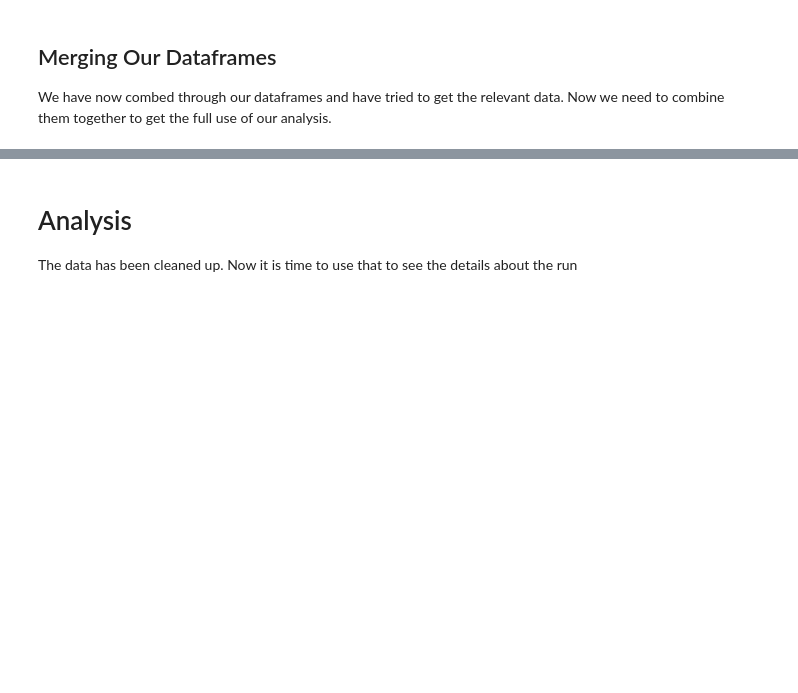
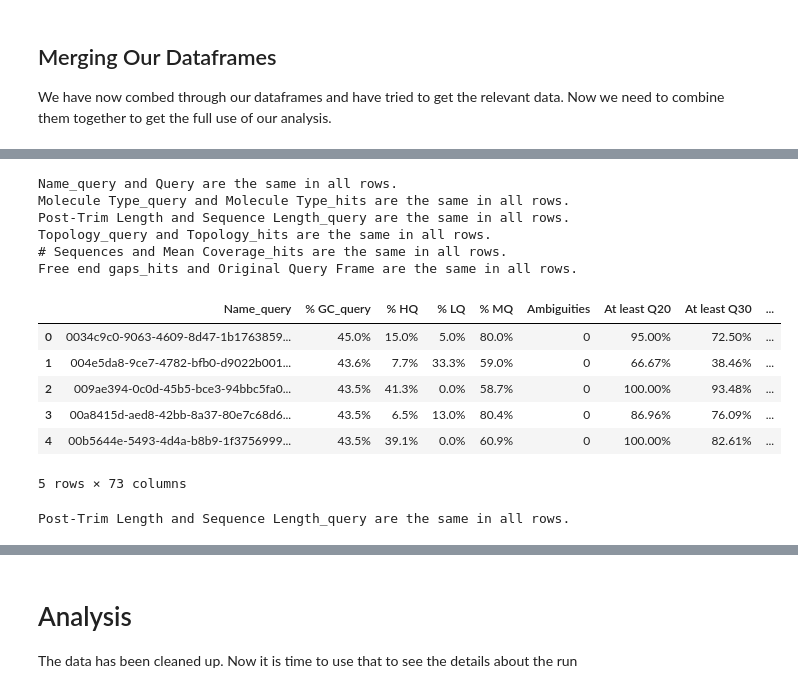
Before and after one commit to FHU-Bioinformatics/workflows, a Jupyter notebook: analysis-tools/Notebook.ipynb, the cells around one changed output, grey strips where cells are left out. Drawn from its saved outputs; the diff is of its cells as text; code cells hidden in the pictures; blank space fills up the shorter version.

Commit message:
Closer to a clean merge

```diff
--- a/analysis-tools/Notebook.ipynb
+++ b/analysis-tools/Notebook.ipynb
@@ -276,8 +271,8 @@ make_new_column_from_grouping_of_other_df(contig_assembly, 'Sequence List Name',
 # %%
 # Looking at the parent read id in clean_hits that contain "Contig"
-truth_mask = clean_hits["parent_read_id"].str.contains("Contig")
+#truth_mask = clean_hits["parent_read_id"].str.contains("Contig")
 # Only update 'Contig Name' where truth_mask is True, and leave other values unchanged
-clean_hits.loc[truth_mask, 'Contig Name'] = clean_hits.loc[truth_mask, 'parent_read_id']
+#clean_hits.loc[truth_mask, 'Contig Name'] = clean_hits.loc[truth_mask, 'parent_read_id']
 # %% [markdown]
 ## Merging Our Dataframes
 
@@ -286,0 +280,4 @@ We have now combed through our dataframes and have tried to get the relevant dat
+# %%
+query_merge = clean_noncontig_query.merge(clean_contig_query, how='outer', suffixes=('_noncontig', '_contig'))
+
+get_peculiar_columns(query_merge)
@@ -286,0 +293,3 @@ We have now combed through our dataframes and have tried to get the relevant dat
+# %%
+merged_query_hits = query_merge.merge(clean_hits, on=['parent_read_id','runid','flow_cell_id','ch','barcode','basecall_model_version_id','protocol_group_id'], how='outer', suffixes=('_query', '_hits'))
+get_peculiar_columns(merged_query_hits, threshold=0.2)
@@ -286,0 +314,39 @@ We have now combed through our dataframes and have tried to get the relevant dat
+# %%
+mask = merged_query_hits.Organism.isna()
+# show
+just_hits = merged_query_hits.loc[~mask, merged_query_hits.columns]
+for i, col1 in enumerate(just_hits.columns):
+    for j, col2 in enumerate(just_hits.columns):
+        if j <= i:
+            continue  # avoid duplicate or self comparisons
+        result = compare_columns_rowwise(just_hits, col1, col2)
+        if result == -1:
+            print(f"{col1} and {col2} are the same in all rows.")
+# %% [output]
+Name_query and Query are the same in all rows.
+Molecule Type_query and Molecule Type_hits are the same in all rows.
+Post-Trim Length and Sequence Length_query are the same in all rows.
+Topology_query and Topology_hits are the same in all rows.
+# Sequences and Mean Coverage_hits are the same in all rows.
+Free end gaps_hits and Original Query Frame are the same in all rows.
+# %%
+just_hits.head()
+# %% [output]
+|  | Name_query | % GC_query | % HQ | % LQ | % MQ | Ambiguities | At least Q20 | At least Q30 | ... |
+| 0 | 0034c9c0-9063-4609-8d47-1b1763859... | 45.0% | 15.0% | 5.0% | 80.0% | 0 | 95.00% | 72.50% | ... |
+| 1 | 004e5da8-9ce7-4782-bfb0-d9022b001... | 43.6% | 7.7% | 33.3% | 59.0% | 0 | 66.67% | 38.46% | ... |
+| 2 | 009ae394-0c0d-45b5-bce3-94bbc5fa0... | 43.5% | 41.3% | 0.0% | 58.7% | 0 | 100.00% | 93.48% | ... |
+| 3 | 00a8415d-aed8-42bb-8a37-80e7c68d6... | 43.5% | 6.5% | 13.0% | 80.4% | 0 | 86.96% | 76.09% | ... |
+| 4 | 00b5644e-5493-4d4a-b8b9-1f3756999... | 43.5% | 39.1% | 0.0% | 60.9% | 0 | 100.00% | 82.61% | ... |
+5 rows × 73 columns
+# %%
+not_hits = merged_query_hits.loc[mask, merged_query_hits.columns]
+for i, col1 in enumerate(not_hits.columns):
+    for j, col2 in enumerate(not_hits.columns):
+        if j <= i:
+            continue  # avoid duplicate or self comparisons
+        result = compare_columns_rowwise(not_hits, col1, col2)
+        if result == -1:
+            print(f"{col1} and {col2} are the same in all rows.")
+# %% [output]
+Post-Trim Length and Sequence Length_query are the same in all rows.
```
Also changed, not shown: parts of 13 cells of this notebook.
